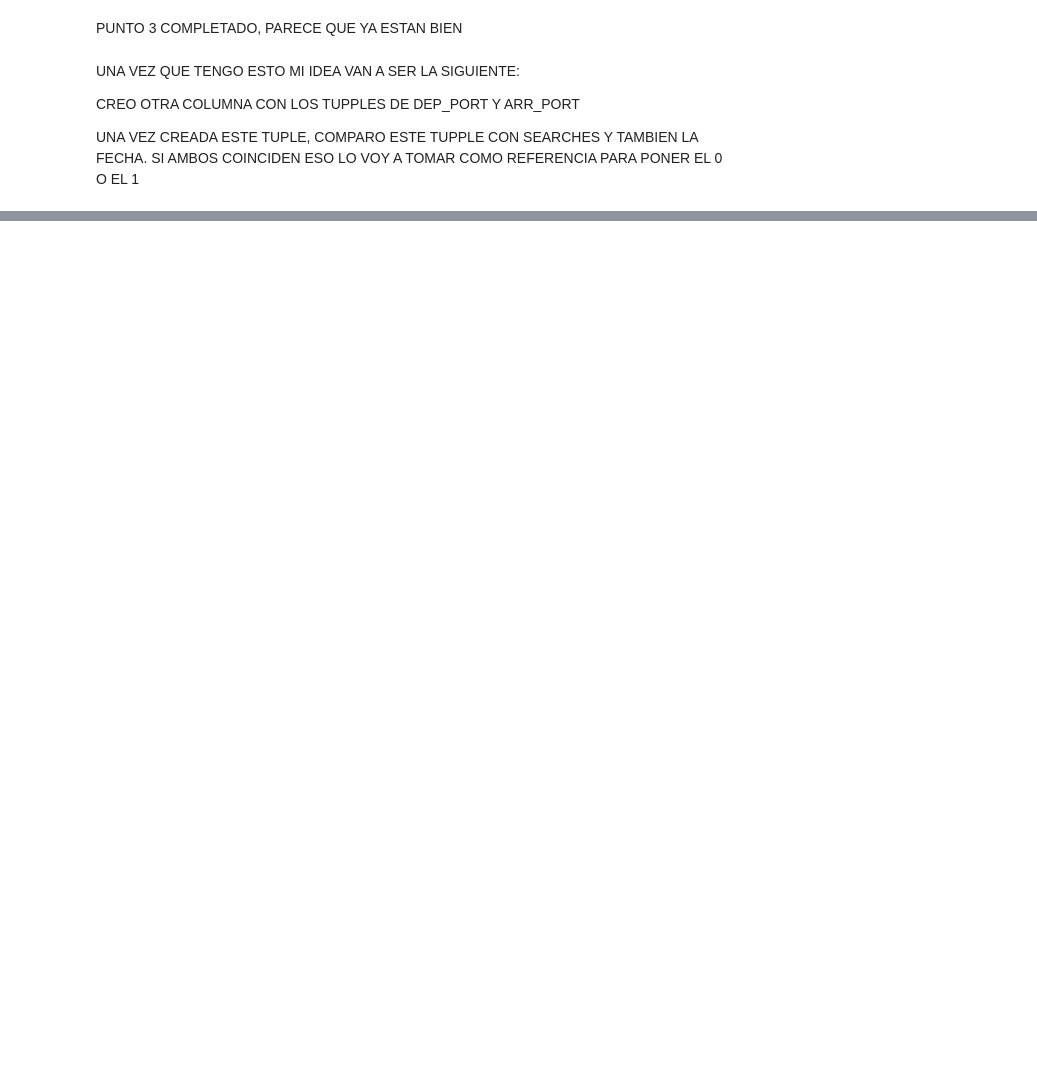
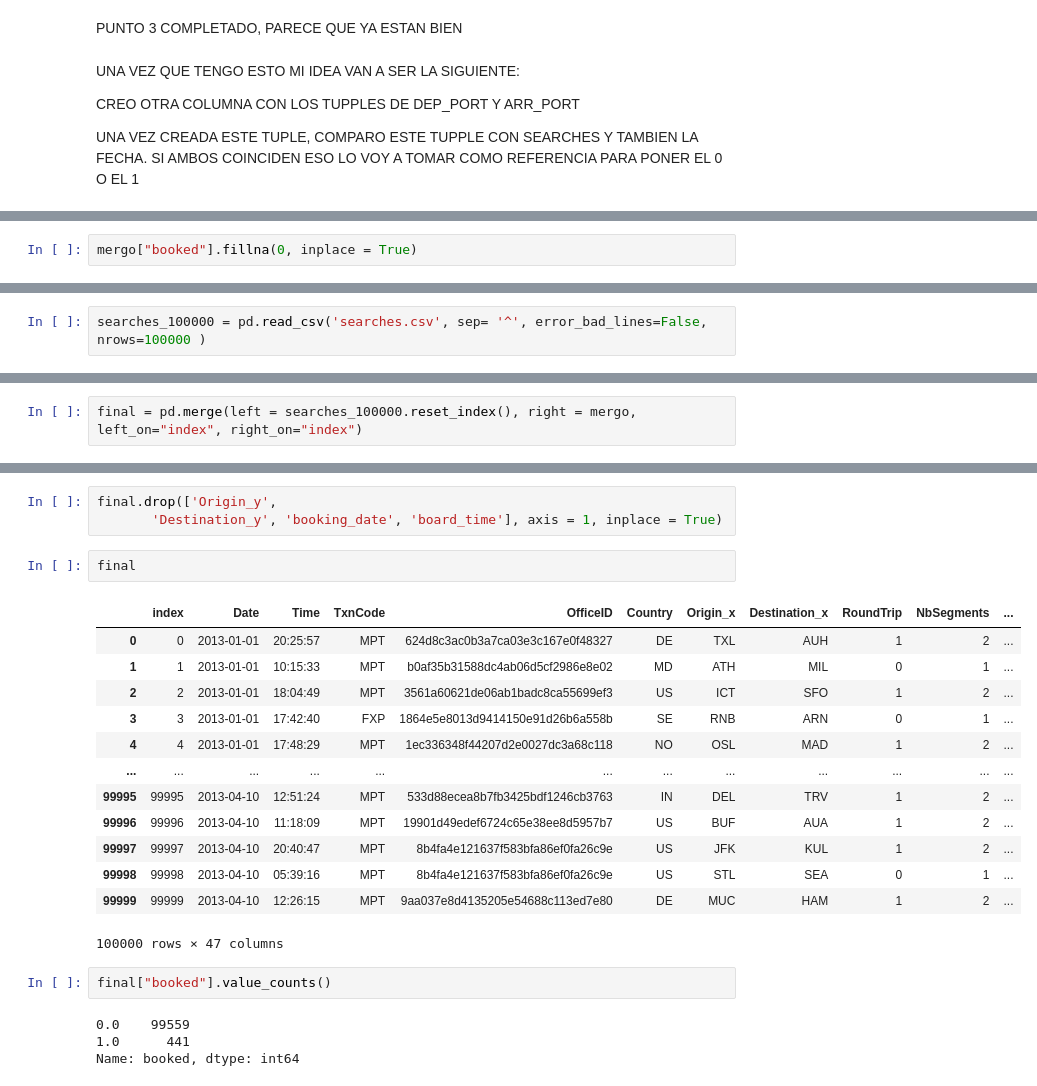
Before and after one commit to pabloortegasj/DS-Challenge-1, a Jupyter notebook: Exercise 4.ipynb, the cells around one changed output, grey strips where cells are left out. Drawn from its saved outputs; the diff is of its cells as text; blank space fills up the shorter version.

```diff
--- a/Exercise 4.ipynb
+++ b/Exercise 4.ipynb
@@ -385,0 +752,2 @@ Vamos a empezar por lo que mas quita a lo que menos
+# %%
+mergo["booked"].fillna(0, inplace = True)
@@ -385,0 +788,2 @@ Vamos a empezar por lo que mas quita a lo que menos
+# %%
+searches_100000 = pd.read_csv('searches.csv', sep= '^', error_bad_lines=False, nrows=100000 )
@@ -385,0 +794,2 @@ Vamos a empezar por lo que mas quita a lo que menos
+# %%
+final = pd.merge(left = searches_100000.reset_index(), right = mergo, left_on="index", right_on="index")
@@ -385,0 +812,25 @@ Vamos a empezar por lo que mas quita a lo que menos
+# %%
+final.drop(['Origin_y',
+       'Destination_y', 'booking_date', 'board_time'], axis = 1, inplace = True)
+# %%
+final
+# %% [output]
+|  | index | Date | Time | TxnCode | OfficeID | Country | Origin_x | Destination_x | RoundTrip | NbSegments | ... |
+| 0 | 0 | 2013-01-01 | 20:25:57 | MPT | 624d8c3ac0b3a7ca03e3c167e0f48327 | DE | TXL | AUH | 1 | 2 | ... |
+| 1 | 1 | 2013-01-01 | 10:15:33 | MPT | b0af35b31588dc4ab06d5cf2986e8e02 | MD | ATH | MIL | 0 | 1 | ... |
+| 2 | 2 | 2013-01-01 | 18:04:49 | MPT | 3561a60621de06ab1badc8ca55699ef3 | US | ICT | SFO | 1 | 2 | ... |
+| 3 | 3 | 2013-01-01 | 17:42:40 | FXP | 1864e5e8013d9414150e91d26b6a558b | SE | RNB | ARN | 0 | 1 | ... |
+| 4 | 4 | 2013-01-01 | 17:48:29 | MPT | 1ec336348f44207d2e0027dc3a68c118 | NO | OSL | MAD | 1 | 2 | ... |
+| ... | ... | ... | ... | ... | ... | ... | ... | ... | ... | ... | ... |
+| 99995 | 99995 | 2013-04-10 | 12:51:24 | MPT | 533d88ecea8b7fb3425bdf1246cb3763 | IN | DEL | TRV | 1 | 2 | ... |
+| 99996 | 99996 | 2013-04-10 | 11:18:09 | MPT | 19901d49edef6724c65e38ee8d5957b7 | US | BUF | AUA | 1 | 2 | ... |
+| 99997 | 99997 | 2013-04-10 | 20:40:47 | MPT | 8b4fa4e121637f583bfa86ef0fa26c9e | US | JFK | KUL | 1 | 2 | ... |
+| 99998 | 99998 | 2013-04-10 | 05:39:16 | MPT | 8b4fa4e121637f583bfa86ef0fa26c9e | US | STL | SEA | 0 | 1 | ... |
+| 99999 | 99999 | 2013-04-10 | 12:26:15 | MPT | 9aa037e8d4135205e54688c113ed7e80 | DE | MUC | HAM | 1 | 2 | ... |
+100000 rows × 47 columns
+# %%
+final["booked"].value_counts()
+# %% [output]
+0.0    99559
+1.0      441
+Name: booked, dtype: int64
```
Also changed, not shown: parts of 90 cells of this notebook.
